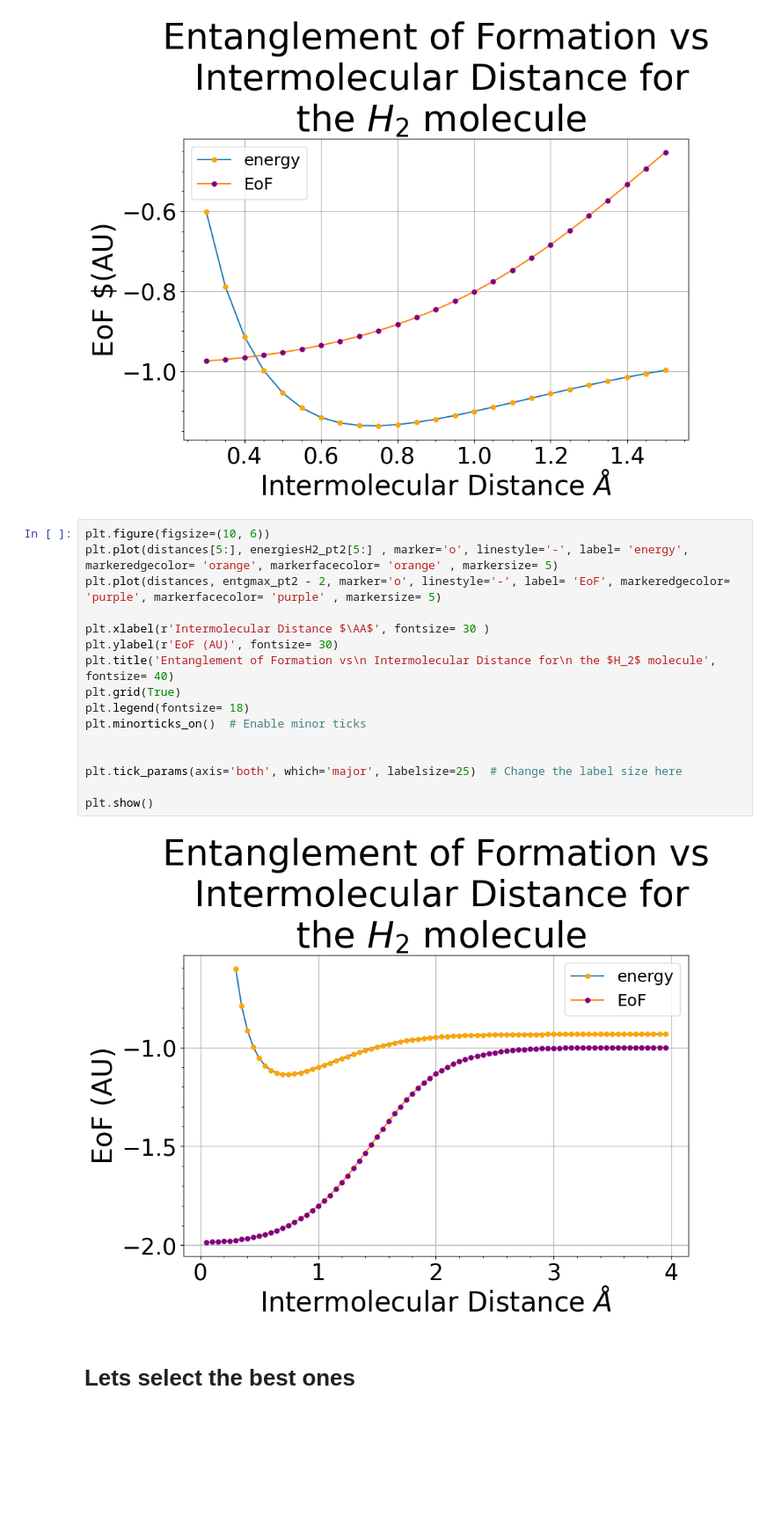
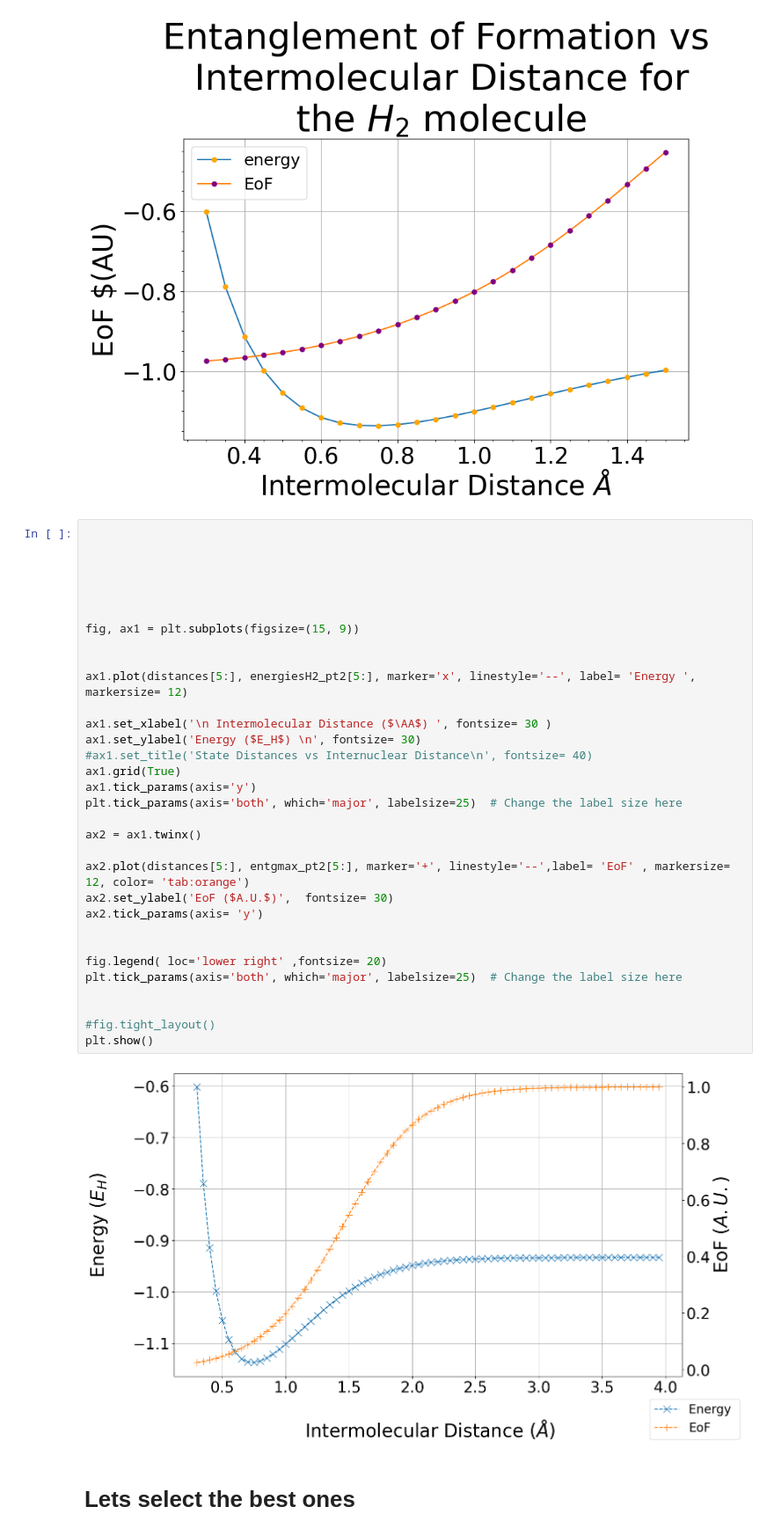
Before and after one commit to jervaal/Thesis-VQE, a Jupyter notebook: Diatomic Molecules/H2_molecule.ipynb, the cells around one changed output. Shown at 88% size. Cells and saved outputs as stored; diff of their text form; blank space fills up the shorter version.

```diff
--- a/Diatomic Molecules/H2_molecule.ipynb
+++ b/Diatomic Molecules/H2_molecule.ipynb
@@ -341,24 +341,40 @@ plt.tick_params(axis='both', which='major', labelsize=25)  # Change the label si
 plt.show()
 # %% [output]
 [figure]
-# %%
-plt.figure(figsize=(10, 6))
-plt.plot(distances[5:], energiesH2_pt2[5:] , marker='o', linestyle='-', label= 'energy', markeredgecolor= 'orange', markerfacecolor= 'orange' , markersize= 5)
-plt.plot(distances, entgmax_pt2 - 2, marker='o', linestyle='-', label= 'EoF', markeredgecolor= 'purple', markerfacecolor= 'purple' , markersize= 5)
-
-plt.xlabel(r'Intermolecular Distance $\AA$', fontsize= 30 )
-plt.ylabel(r'EoF (AU)', fontsize= 30)
-plt.title('Entanglement of Formation vs\n Intermolecular Distance for\n the $H_2$ molecule', fontsize= 40)
-plt.grid(True)
-plt.legend(fontsize= 18)
-plt.minorticks_on()  # Enable minor ticks
-
-
-plt.tick_params(axis='both', which='major', labelsize=25)  # Change the label size here
-
-plt.show()
-# %% [output]
-[figure, removed]
+# %%
+
+
+
+
+
+
+fig, ax1 = plt.subplots(figsize=(15, 9))
+
+
+ax1.plot(distances[5:], energiesH2_pt2[5:], marker='x', linestyle='--', label= 'Energy ', markersize= 12)
+
+ax1.set_xlabel('\n Intermolecular Distance ($\AA$) ', fontsize= 30 )
+ax1.set_ylabel('Energy ($E_H$) \n', fontsize= 30)
+#ax1.set_title('State Distances vs Internuclear Distance\n', fontsize= 40)
+ax1.grid(True)
+ax1.tick_params(axis='y')
+plt.tick_params(axis='both', which='major', labelsize=25)  # Change the label size here
+
+ax2 = ax1.twinx()
+
+ax2.plot(distances[5:], entgmax_pt2[5:], marker='+', linestyle='--',label= 'EoF' , markersize= 12, color= 'tab:orange')
+ax2.set_ylabel('EoF ($A.U.$)',  fontsize= 30)
+ax2.tick_params(axis= 'y')
+
+
+fig.legend( loc='lower right' ,fontsize= 20)
+plt.tick_params(axis='both', which='major', labelsize=25)  # Change the label size here
+
+
+#fig.tight_layout()
+plt.show()
+# %% [output]
+[figure, added]
 # %% [markdown]
 # Lets select the best ones
 # %%
```
